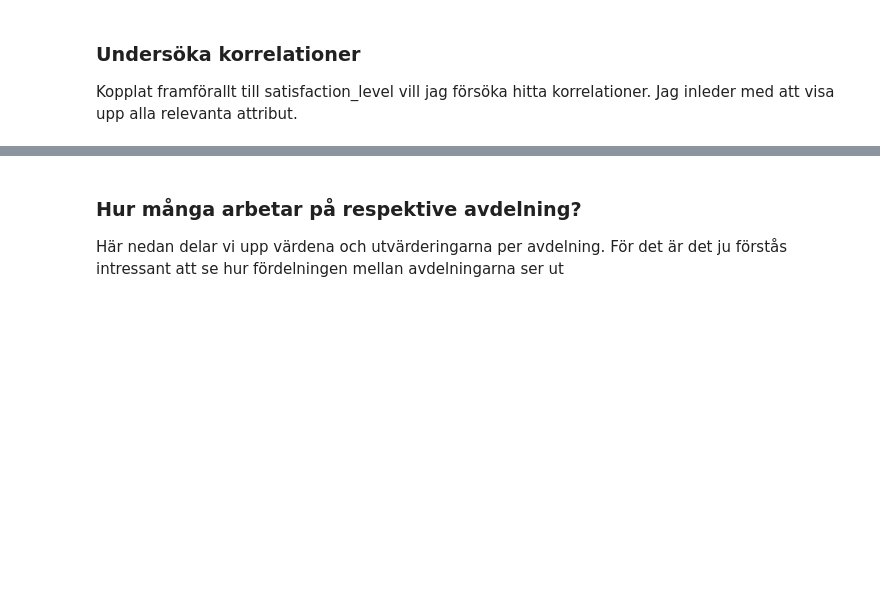
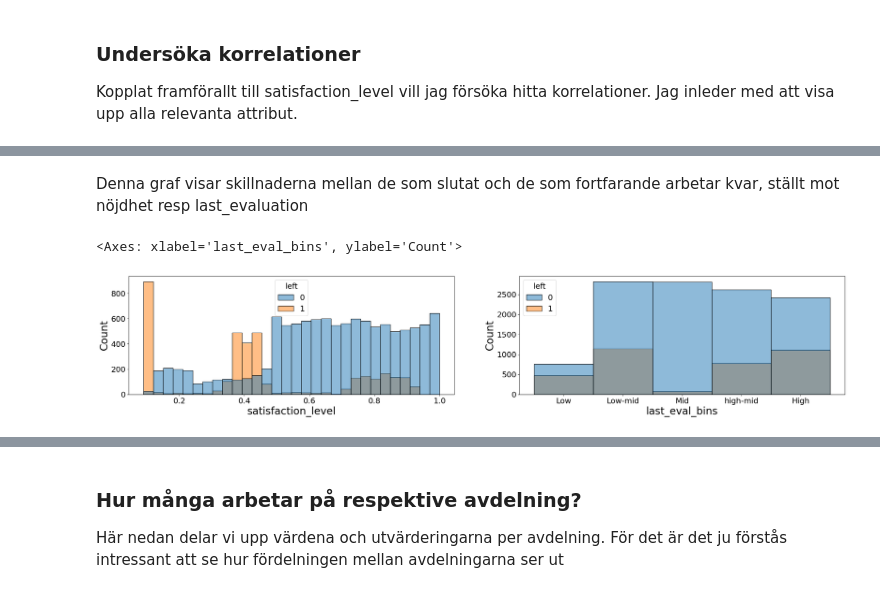
Before and after one commit to DaDrummerthe1st/DATA24HEL_SDS35, a Jupyter notebook: kunskapskontroll_1/Mina_svar_kunskapskontroll1.ipynb, the cells around one changed output, grey strips where cells are left out. Drawn from its saved outputs; the diff is of its cells as text; code cells hidden in the pictures; blank space fills up the shorter version.

Commit message:
final countdown!

```diff
--- a/kunskapskontroll_1/Mina_svar_kunskapskontroll1.ipynb
+++ b/kunskapskontroll_1/Mina_svar_kunskapskontroll1.ipynb
@@ -255,0 +297,12 @@ sns.boxplot(df, x='last_eval_bins', y='satisfaction_level', ax=axs[0])
+# %% [markdown]
+Denna graf visar skillnaderna mellan de som slutat och de som fortfarande arbetar kvar, ställt mot nöjdhet resp last_evaluation
+# %%
+fig, axs = plt.subplots(1,2, figsize=(30, 5))
+
+# Skapar en ny visuell dimension genom hue
+# värdena som ligger nära noll eller väldigt långt ner är också intressanta
+sns.histplot(data=df, x="satisfaction_level", hue='left', ax=axs[0])
+sns.histplot(data=df, x="last_eval_bins", hue='left', ax=axs[1])
+# %% [output]
+<Axes: xlabel='last_eval_bins', ylabel='Count'>
+[figure, added]
```
Also changed, not shown: parts of 26 cells of this notebook.
